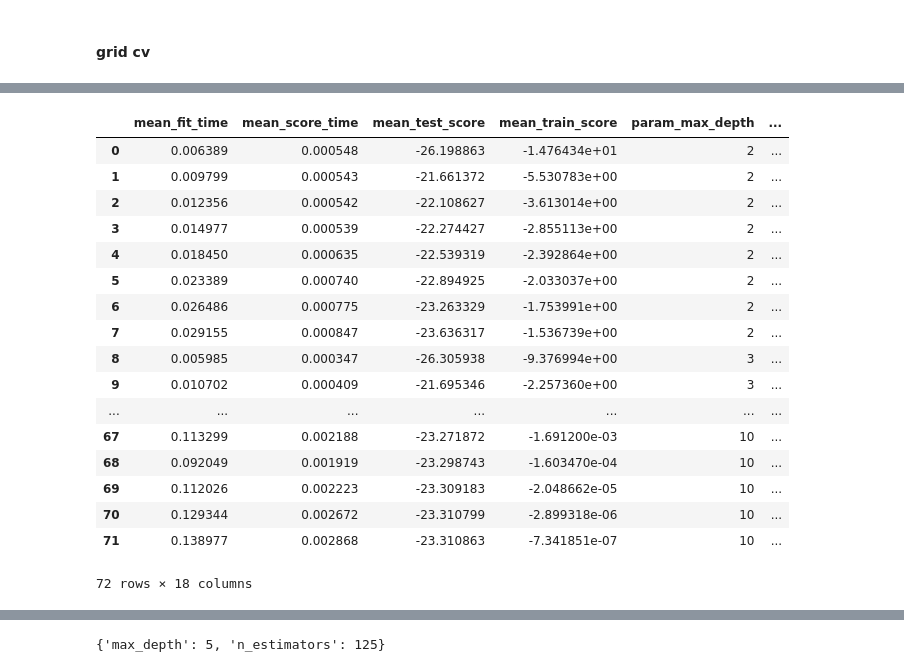
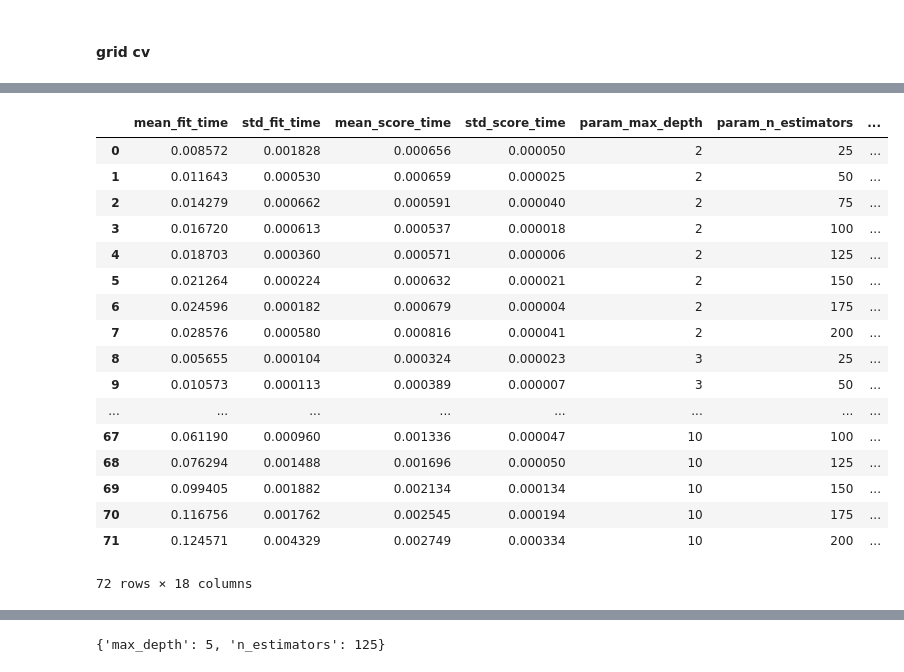
Before and after one commit to ytrushkov1/coursera_mipt_ml, a Jupyter notebook: c2_supervised_learning/w04/pa_grad_boosting.ipynb, the cells around one changed output, grey strips where cells are left out. Cells and saved outputs as stored; diff of their text form; code cells hidden in the pictures.

```diff
--- a/c2_supervised_learning/w04/pa_grad_boosting.ipynb
+++ b/c2_supervised_learning/w04/pa_grad_boosting.ipynb
@@ -383,23 +430,22 @@ GridSearchCV(cv=None, error_score='raise',
 # %%
 cv_results = pd.DataFrame(grid_cv.cv_results_)
+cv_results
+# %% [output]
+|  | mean_fit_time | std_fit_time | mean_score_time | std_score_time | param_max_depth | param_n_estimators | ... |
+| 0 | 0.008572 | 0.001828 | 0.000656 | 0.000050 | 2 | 25 | ... |
+| 1 | 0.011643 | 0.000530 | 0.000659 | 0.000025 | 2 | 50 | ... |
+| 2 | 0.014279 | 0.000662 | 0.000591 | 0.000040 | 2 | 75 | ... |
+| 3 | 0.016720 | 0.000613 | 0.000537 | 0.000018 | 2 | 100 | ... |
+| 4 | 0.018703 | 0.000360 | 0.000571 | 0.000006 | 2 | 125 | ... |
+| 5 | 0.021264 | 0.000224 | 0.000632 | 0.000021 | 2 | 150 | ... |
+| 6 | 0.024596 | 0.000182 | 0.000679 | 0.000004 | 2 | 175 | ... |
+| 7 | 0.028576 | 0.000580 | 0.000816 | 0.000041 | 2 | 200 | ... |
+| 8 | 0.005655 | 0.000104 | 0.000324 | 0.000023 | 3 | 25 | ... |
+| 9 | 0.010573 | 0.000113 | 0.000389 | 0.000007 | 3 | 50 | ... |
+| ... | ... | ... | ... | ... | ... | ... | ... |
+| 67 | 0.061190 | 0.000960 | 0.001336 | 0.000047 | 10 | 100 | ... |
+| 68 | 0.076294 | 0.001488 | 0.001696 | 0.000050 | 10 | 125 | ... |
+| 69 | 0.099405 | 0.001882 | 0.002134 | 0.000134 | 10 | 150 | ... |
+| 70 | 0.116756 | 0.001762 | 0.002545 | 0.000194 | 10 | 175 | ... |
+| 71 | 0.124571 | 0.004329 | 0.002749 | 0.000334 | 10 | 200 | ... |
+72 rows × 18 columns
-# %%
-cv_results[sorted(cv_results)]
-# %% [output]
-|  | mean_fit_time | mean_score_time | mean_test_score | mean_train_score | param_max_depth | ... |
-| 0 | 0.006389 | 0.000548 | -26.198863 | -1.476434e+01 | 2 | ... |
-| 1 | 0.009799 | 0.000543 | -21.661372 | -5.530783e+00 | 2 | ... |
-| 2 | 0.012356 | 0.000542 | -22.108627 | -3.613014e+00 | 2 | ... |
-| 3 | 0.014977 | 0.000539 | -22.274427 | -2.855113e+00 | 2 | ... |
-| 4 | 0.018450 | 0.000635 | -22.539319 | -2.392864e+00 | 2 | ... |
-| 5 | 0.023389 | 0.000740 | -22.894925 | -2.033037e+00 | 2 | ... |
-| 6 | 0.026486 | 0.000775 | -23.263329 | -1.753991e+00 | 2 | ... |
-| 7 | 0.029155 | 0.000847 | -23.636317 | -1.536739e+00 | 2 | ... |
-| 8 | 0.005985 | 0.000347 | -26.305938 | -9.376994e+00 | 3 | ... |
-| 9 | 0.010702 | 0.000409 | -21.695346 | -2.257360e+00 | 3 | ... |
-| ... | ... | ... | ... | ... | ... | ... |
-| 67 | 0.113299 | 0.002188 | -23.271872 | -1.691200e-03 | 10 | ... |
-| 68 | 0.092049 | 0.001919 | -23.298743 | -1.603470e-04 | 10 | ... |
-| 69 | 0.112026 | 0.002223 | -23.309183 | -2.048662e-05 | 10 | ... |
-| 70 | 0.129344 | 0.002672 | -23.310799 | -2.899318e-06 | 10 | ... |
-| 71 | 0.138977 | 0.002868 | -23.310863 | -7.341851e-07 | 10 | ... |
-72 rows × 18 columns
```
Also changed, not shown: parts of 22 cells of this notebook, 37 other files.
